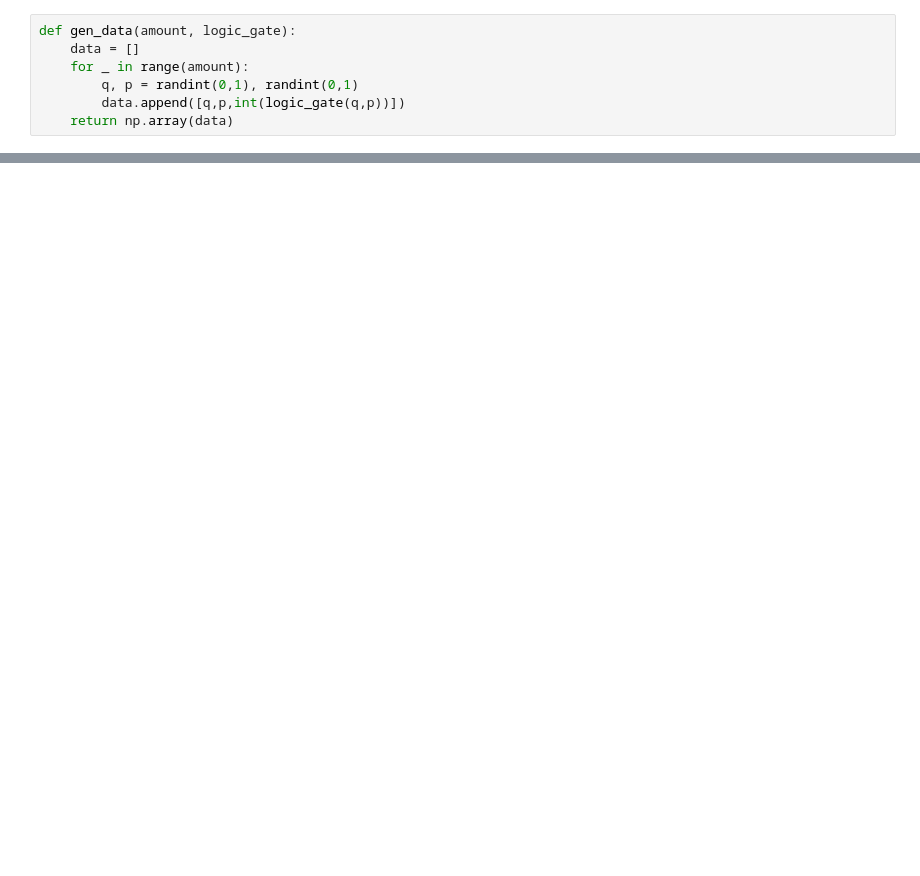
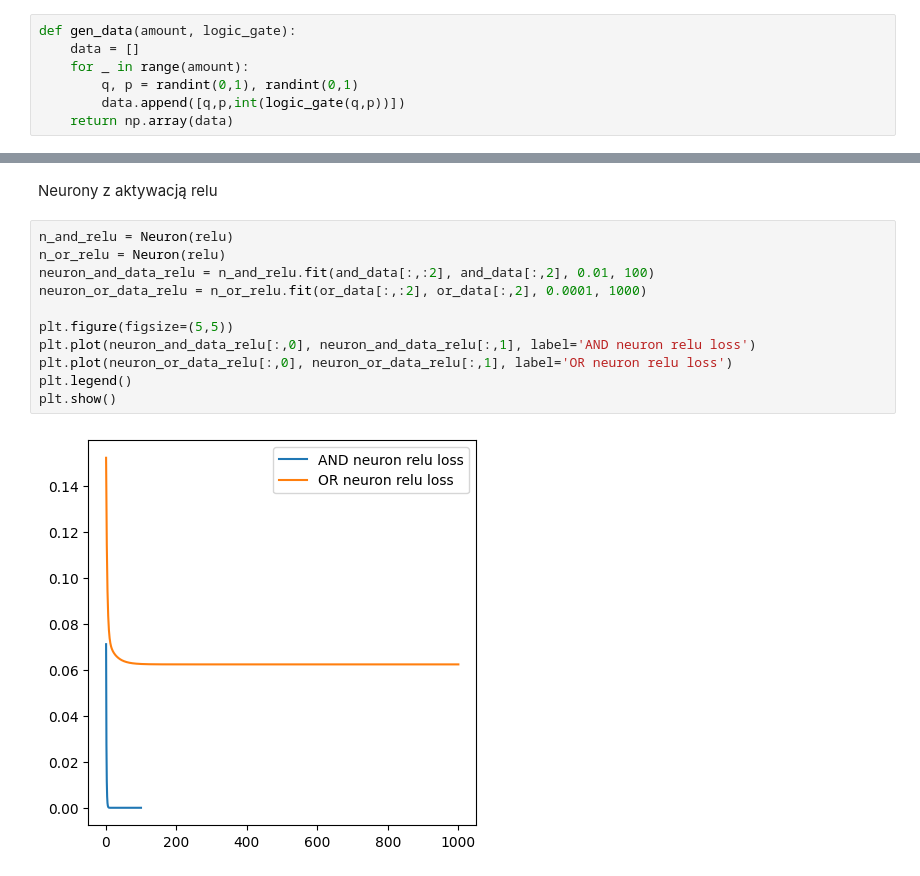
Before and after one commit to bjpietrzak/deep_learning, a Jupyter notebook: neurony.ipynb, the cells around one changed output, grey strips where cells are left out. Saved outputs shown, nothing was run; the diff lists cells and outputs as text; blank space fills up the shorter version.

```diff
--- a/neurony.ipynb
+++ b/neurony.ipynb
@@ -102,0 +108,15 @@ neuron_or_data_tanh = n_or_tanh.fit(or_data[:,:2], or_data[:,2], 0.0001, 100)
+# %% [markdown]
+Neurony z aktywacją relu
+# %%
+n_and_relu = Neuron(relu)
+n_or_relu = Neuron(relu)
+neuron_and_data_relu = n_and_relu.fit(and_data[:,:2], and_data[:,2], 0.01, 100)
+neuron_or_data_relu = n_or_relu.fit(or_data[:,:2], or_data[:,2], 0.0001, 1000)
+
+plt.figure(figsize=(5,5))
+plt.plot(neuron_and_data_relu[:,0], neuron_and_data_relu[:,1], label='AND neuron relu loss')
+plt.plot(neuron_or_data_relu[:,0], neuron_or_data_relu[:,1], label='OR neuron relu loss')
+plt.legend()
+plt.show()
+# %% [output]
+[figure, added]
```
Also changed, not shown: parts of 39 cells of this notebook.
